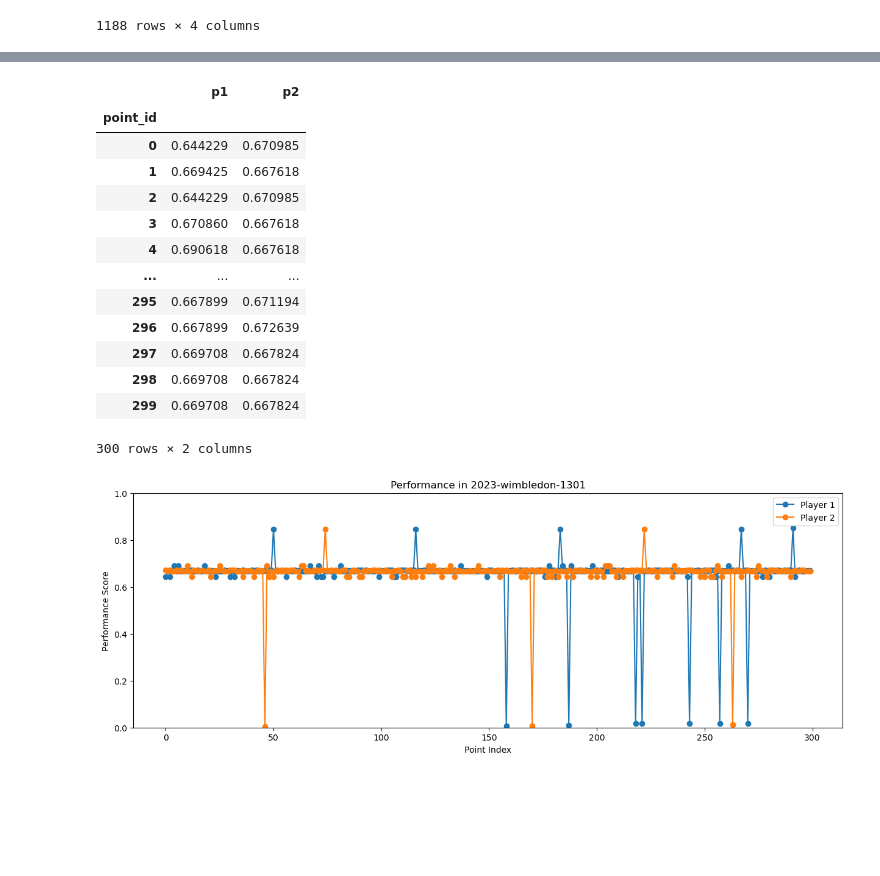
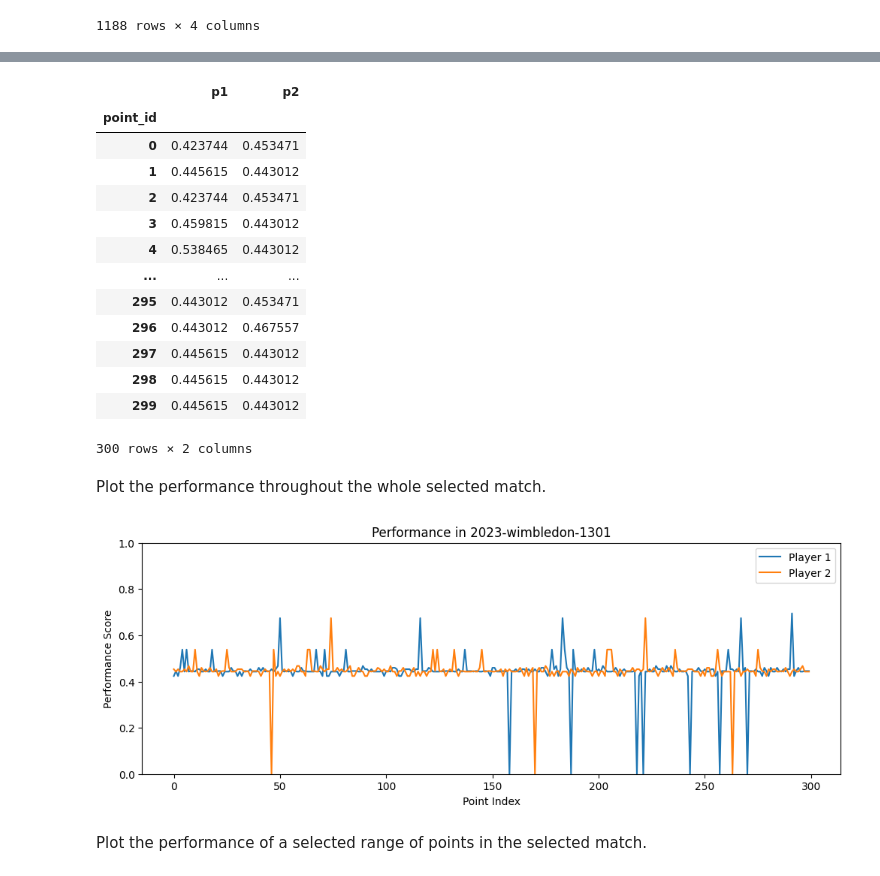
Before and after one commit to Charlie-XIAO/MCM24-xzz, a Jupyter notebook: q1.ipynb, the cells around one changed output, grey strips where cells are left out. Drawn from its saved outputs; the diff is of its cells as text; code cells hidden in the pictures; blank space fills up the shorter version.

```diff
--- a/q1.ipynb
+++ b/q1.ipynb
@@ -11,6 +12,8 @@ df = pd.read_csv("wimbledon.csv")
 # %%
 df["elapsed_time_td"] = pd.to_timedelta(df["elapsed_time"])
-df["time_diff"] = df.groupby("match_id")["elapsed_time_td"].diff().dt.total_seconds().fillna(0)
+df["time_diff"] = (
+    df.groupby("match_id")["elapsed_time_td"].diff().dt.total_seconds().fillna(0)
+)
 df[["match_id", "elapsed_time", "time_diff"]]
 # %% [output]
 |  | match_id | elapsed_time | time_diff |
@@ -180,22 +80,27 @@ eval_df = match_df.copy()
 eval_df["player_id"] = None
 for i in eval_df.index:
     eval_df.at[i, "player_id"] = (1, 2)
-eval_df = eval_df.explode("player_id").reset_index(names="point_id").set_index(["point_id", "player_id"])
+eval_df = (
+    eval_df.explode("player_id")
+    .reset_index(names="point_id")
+    .set_index(["point_id", "player_id"])
+)
 
 # Assign info to the corresponding player
-sep_cols = ["sets", "games", "ace", "winner", "break_pt_won", "double_fault", "unf_err"]
-eval_df_spec_criteria = [True, True, True, True, True, False, False]
-#eval_df_spec_weights = [1, 1, 1, 1, 1, 1, 1]
-eval_df_spec_weights = weight_list
+sep_cols = ["ace", "winner", "break_pt_won", "double_fault", "unf_err"]
+eval_df_spec_criteria = [True, True, True, False, False]
 for col in sep_cols:
     eval_df[col] = eval_df.apply(lambda x: x[f"p{x.name[1]}_{col}"], axis=1)
 
 # Victor by server or receiver
-eval_df["victor_by_server"] = eval_df.apply(lambda x: int(x["point_victor"] == x.name[1] and x["server"] == x.name[1]), axis=1)
-eval_df["victor_by_receiver"] = eval_df.apply(lambda x: int(x["point_victor"] == x.name[1] and x["server"] != x.name[1]), axis=1)
+eval_df["victor_by_server"] = eval_df.apply(
+    lambda x: int(x["point_victor"] == x.name[1] and x["server"] == x.name[1]), axis=1
+)
+eval_df["victor_by_receiver"] = eval_df.apply(
+    lambda x: int(x["point_victor"] == x.name[1] and x["server"] != x.name[1]), axis=1
+)
 sep_cols = ["victor_by_server", "victor_by_receiver"] + sep_cols
 eval_df_spec_criteria = [True, True] + eval_df_spec_criteria
-eval_df_spec_weights = [1, 1] + eval_df_spec_weights
 
 eval_df_spec = eval_df[sep_cols]
 eval_df_spec
@@ -216,0 +124,6 @@ eval_df_spec
+# %%
+scaled_values = minmax_scale(eval_df_spec.values, feature_range=(0.01, 0.99))
+norm_values = scaled_values / np.sum(scaled_values, axis=0)
+g = 1 + 1 / np.log(len(eval_df_spec)) * np.sum(norm_values * np.log(norm_values), axis=0)
+eval_df_spec_weights = g / np.sum(g)
+{col: weight for col, weight in zip(eval_df_spec.columns, eval_df_spec_weights)}
@@ -273,6 +196,10 @@ eval_df_spec
 # %%
-p1_performance = eval_df_spec.loc[eval_df_spec.index.get_level_values("player_id") == 1, "performance"]
-p2_performance = eval_df_spec.loc[eval_df_spec.index.get_level_values("player_id") == 2, "performance"]
+p1_performance = eval_df_spec.loc[
+    eval_df_spec.index.get_level_values("player_id") == 1, "performance"
+]
+p2_performance = eval_df_spec.loc[
+    eval_df_spec.index.get_level_values("player_id") == 2, "performance"
+]
 p1_performance.index = p1_performance.index.droplevel("player_id")
 p2_performance.index = p2_performance.index.droplevel("player_id")
 df_performance = pd.concat([p1_performance, p2_performance], axis=1, keys=["p1", "p2"])
@@ -280,29 +207,33 @@ df_performance
 # %% [output]
 |  | p1 | p2 |
 | point_id |  |  |
-| 0 | 0.644229 | 0.670985 |
-| 1 | 0.669425 | 0.667618 |
-| 2 | 0.644229 | 0.670985 |
-| 3 | 0.670860 | 0.667618 |
-| 4 | 0.690618 | 0.667618 |
+| 0 | 0.423744 | 0.453471 |
+| 1 | 0.445615 | 0.443012 |
+| 2 | 0.423744 | 0.453471 |
+| 3 | 0.459815 | 0.443012 |
+| 4 | 0.538465 | 0.443012 |
 | ... | ... | ... |
-| 295 | 0.667899 | 0.671194 |
-| 296 | 0.667899 | 0.672639 |
-| 297 | 0.669708 | 0.667824 |
-| 298 | 0.669708 | 0.667824 |
-| 299 | 0.669708 | 0.667824 |
+| 295 | 0.443012 | 0.453471 |
+| 296 | 0.443012 | 0.467557 |
+| 297 | 0.445615 | 0.443012 |
+| 298 | 0.445615 | 0.443012 |
+| 299 | 0.445615 | 0.443012 |
 300 rows × 2 columns
+# %% [markdown]
+Plot the performance throughout the whole selected match.
 # %%
-plt.figure(figsize=(15, 5))
-plt.plot(df_performance.index, df_performance["p1"], label="Player 1", marker="o")
-plt.plot(df_performance.index, df_performance["p2"], label="Player 2", marker="o")
+plt.figure(figsize=(12, 4))
+plt.plot(df_performance.index, df_performance["p1"], label="Player 1")
+plt.plot(df_performance.index, df_performance["p2"], label="Player 2")
 plt.xlabel("Point Index")
 plt.ylabel("Performance Score")
 plt.ylim(0, 1)
 plt.title(f"Performance in {match_id}")
 plt.legend()
 plt.show()
 # %% [output]
-[figure, old version]
+[figure, new version]
+# %% [markdown]
+Plot the performance of a selected range of points in the selected match.
 # %%
 selected_range = list(range(100, 135))
```
Also changed, not shown: parts of 18 cells of this notebook, 1 other file.
